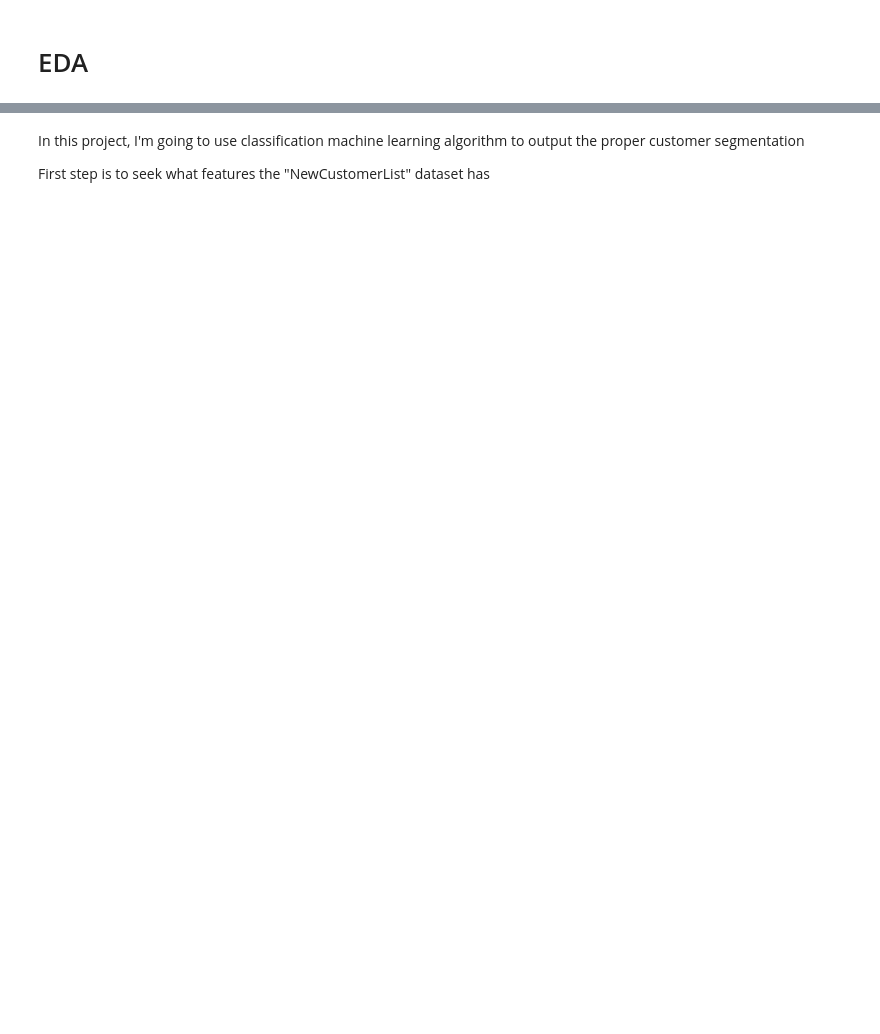
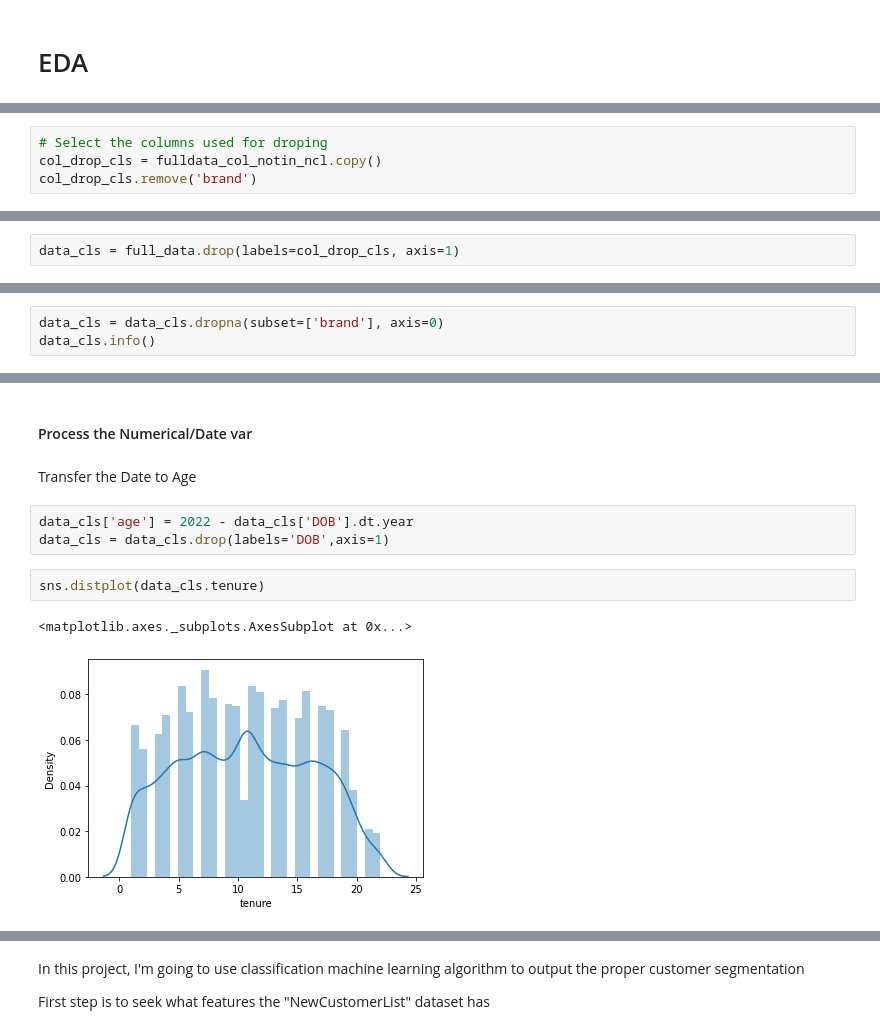
Before and after one commit to ZeanNi/KPMG-DataAnalytics-Consulting-Program, a Jupyter notebook: 2_Data_Insights/data_insight.ipynb, the cells around one changed output, grey strips where cells are left out. Drawn from its saved outputs; the diff is of its cells as text; blank space fills up the shorter version.

```diff
--- a/2_Data_Insights/data_insight.ipynb
+++ b/2_Data_Insights/data_insight.ipynb
@@ -48,0 +127,4 @@ new_customer_list = pd.read_excel(path, sheet_name=2, header=1)
+# %%
+# Select the columns used for droping
+col_drop_cls = fulldata_col_notin_ncl.copy()
+col_drop_cls.remove('brand')
@@ -48,0 +150,2 @@ new_customer_list = pd.read_excel(path, sheet_name=2, header=1)
+# %%
+data_cls = full_data.drop(labels=col_drop_cls, axis=1)
@@ -48,0 +190,3 @@ new_customer_list = pd.read_excel(path, sheet_name=2, header=1)
+# %%
+data_cls = data_cls.dropna(subset=['brand'], axis=0)
+data_cls.info()
@@ -48,0 +225,12 @@ new_customer_list = pd.read_excel(path, sheet_name=2, header=1)
+# %% [markdown]
+#### Process the Numerical/Date var
+# %% [markdown]
+Transfer the Date to Age
+# %%
+data_cls['age'] = 2022 - data_cls['DOB'].dt.year
+data_cls = data_cls.drop(labels='DOB',axis=1)
+# %%
+sns.distplot(data_cls.tenure)
+# %% [output]
+<matplotlib.axes._subplots.AxesSubplot at 0x...>
+[figure, added]
```
Also changed, not shown: parts of 47 cells of this notebook.
